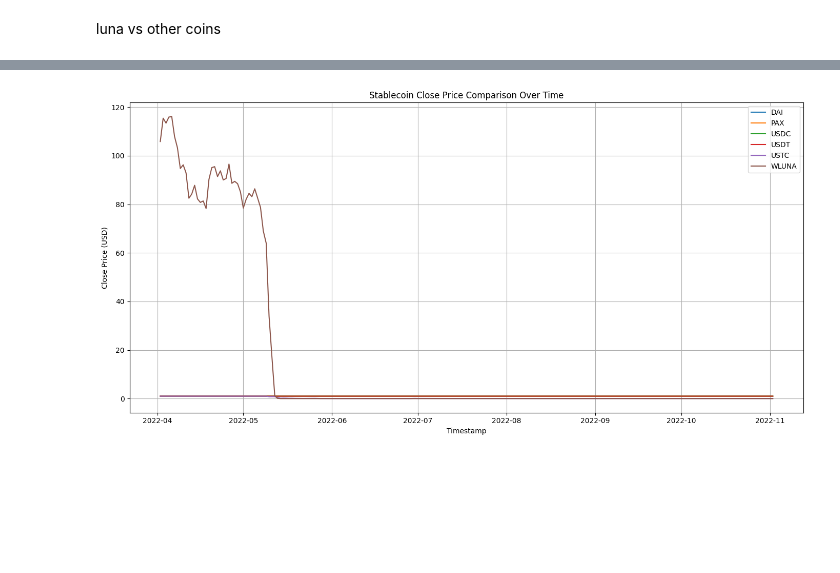
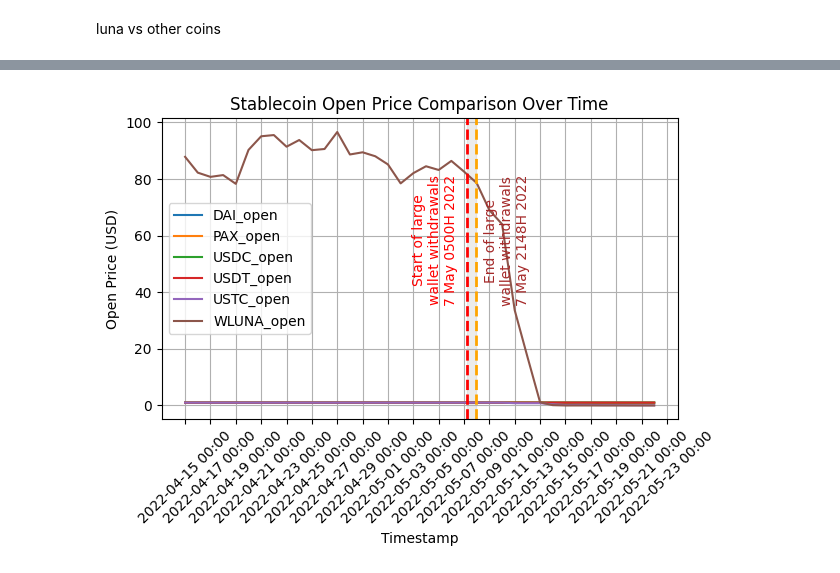
Before and after one commit to Dangomimikyu/ghostbusters, a Jupyter notebook: src/tokenData.ipynb, the cells around one changed output, grey strips where cells are left out. Drawn from its saved outputs; the diff is of its cells as text; code cells hidden in the pictures; blank space fills up the shorter version.

```diff
--- a/src/tokenData.ipynb
+++ b/src/tokenData.ipynb
@@ -221,20 +209,56 @@ mlp.show()
-# %%
-mlp.figure(figsize=(14, 7))
-
-mlp.plot(DAI_df["timestamp"], DAI_df["close"], label="DAI")
-mlp.plot(PAX_df["timestamp"], PAX_df["close"], label="PAX")
-mlp.plot(USDC_df["timestamp"], USDC_df["close"], label="USDC")
-mlp.plot(USDT_df["timestamp"], USDT_df["close"], label="USDT")
-mlp.plot(USTC_df["timestamp"], USTC_df["close"], label="USTC")
-mlp.plot(WLUNA_df["timestamp"], WLUNA_df["close"], label="WLUNA")
-
-mlp.xlabel("Timestamp")
-mlp.ylabel("Close Price (USD)")
-mlp.title("Stablecoin Close Price Comparison Over Time")
-mlp.legend()
-mlp.grid(True)
-mlp.tight_layout()
-
-mlp.show()
-# %% [output]
-[figure, removed]
+# %%
+cutfrom_date = pd.Timestamp("2022-04-15 00:00", tz="UTC")
+cutoff_date = pd.Timestamp("2022-05-22 23:59", tz="UTC")
+startDraw_date = pd.Timestamp("2022-05-07 05:00", tz="UTC")
+endDraw_date = pd.Timestamp("2022-05-07 21:48", tz="UTC")
+
+DAI_df = DAI_df[(cutfrom_date <=  DAI_df["timestamp"]) & (DAI_df["timestamp"] <= cutoff_date)]
+PAX_df = PAX_df[(cutfrom_date <= PAX_df["timestamp"]) & (PAX_df["timestamp"] <= cutoff_date)]
+USDC_df = USDC_df[(cutfrom_date <= USDC_df["timestamp"]) & (USDC_df["timestamp"] <= cutoff_date)]
+USDT_df = USDT_df[(cutfrom_date <= USDT_df["timestamp"]) & (USDT_df["timestamp"] <= cutoff_date)]
+USTC_df = USTC_df[(cutfrom_date <= USTC_df["timestamp"]) & (USTC_df["timestamp"] <= cutoff_date)]
+WLUNA_df = WLUNA_df[(cutfrom_date <= WLUNA_df["timestamp"]) & (WLUNA_df["timestamp"] <= cutoff_date)]
+
+ax = mlp.gca()
+
+# ticks every 6 hours
+ax.xaxis.set_major_locator(mdates.DayLocator(interval=2))
+
+# format: day + hour:minute
+ax.xaxis.set_major_formatter(mdates.DateFormatter("%Y-%m-%d %H:%M"))
+
+
+mlp.plot(DAI_df["timestamp"], DAI_df["open"], label="DAI_open")
+mlp.plot(PAX_df["timestamp"], PAX_df["open"], label="PAX_open")
+mlp.plot(USDC_df["timestamp"], USDC_df["open"], label="USDC_open")
+mlp.plot(USDT_df["timestamp"], USDT_df["open"], label="USDT_open")
+mlp.plot(USTC_df["timestamp"], USTC_df["open"], label="USTC_open")
+mlp.plot(WLUNA_df["timestamp"], WLUNA_df["open"], label="WLUNA_open")
+
+# mlp.axvline(date , linestyle = "--", linewidth = 1.5)
+ax.axvline(startDraw_date, linestyle="--", linewidth=2, color='red')
+ax.axvline(endDraw_date, linestyle="--", linewidth=2, color='orange')
+ax.axvspan(startDraw_date, endDraw_date, alpha = 0.15, color = "grey")
+
+ylim = ax.get_ylim()  # get current y-axis limits
+y_top = ylim[1]  # top of y-axis for placing text
+
+offset1 = pd.Timedelta(days=2.5)
+offset2 = pd.Timedelta(days=2.5)
+
+ax.text(startDraw_date - offset1, y_top - 20, "Start of large\nwallet withdrawals\n7 May 0500H 2022",
+        color="red", fontsize=10, ha="center", va="top", rotation=90)
+ax.text(endDraw_date + offset2, y_top - 20, "End of large\nwallet withdrawals\n7 May 2148H 2022",
+        color="brown", fontsize=10, ha="center", va="top", rotation=90)
+
+mlp.xlabel("Timestamp")
+mlp.ylabel("Open Price (USD)")
+mlp.title("Stablecoin Open Price Comparison Over Time")
+mlp.legend()
+mlp.xticks(rotation = 45)
+mlp.grid(True)
+mlp.tight_layout()
+
+mlp.show()
+# %% [output]
+[figure, added]
```
Also changed, not shown: parts of 6 cells of this notebook.
